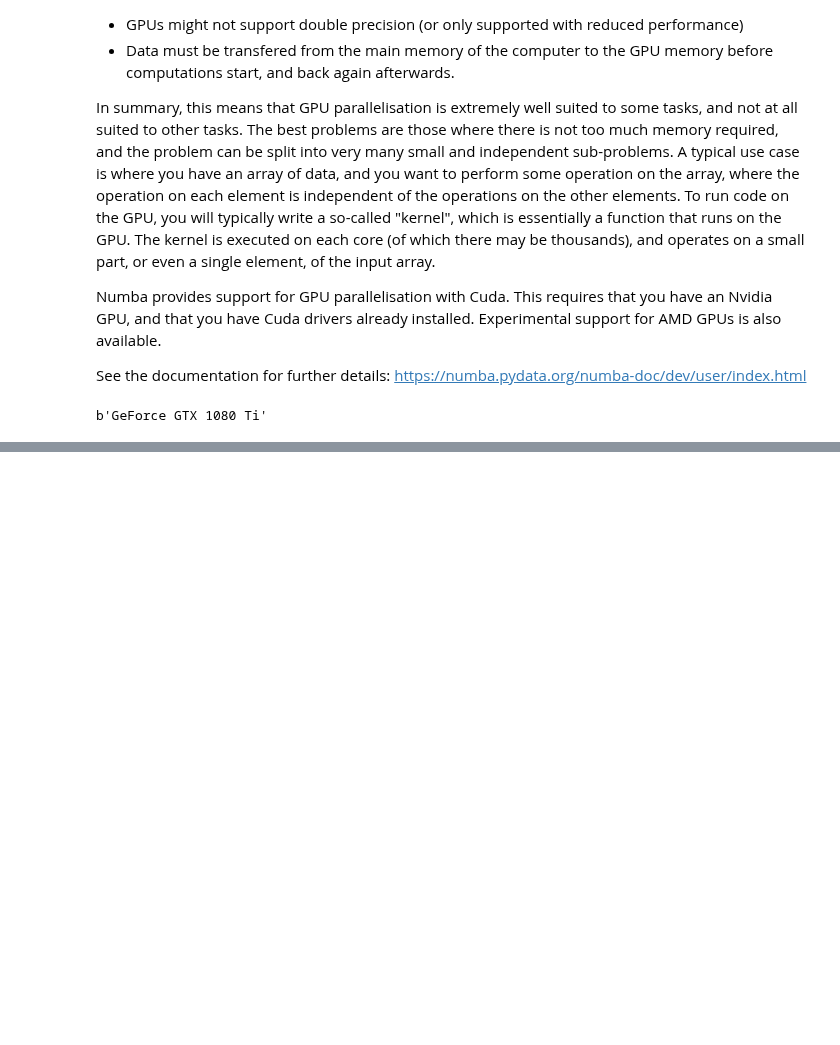
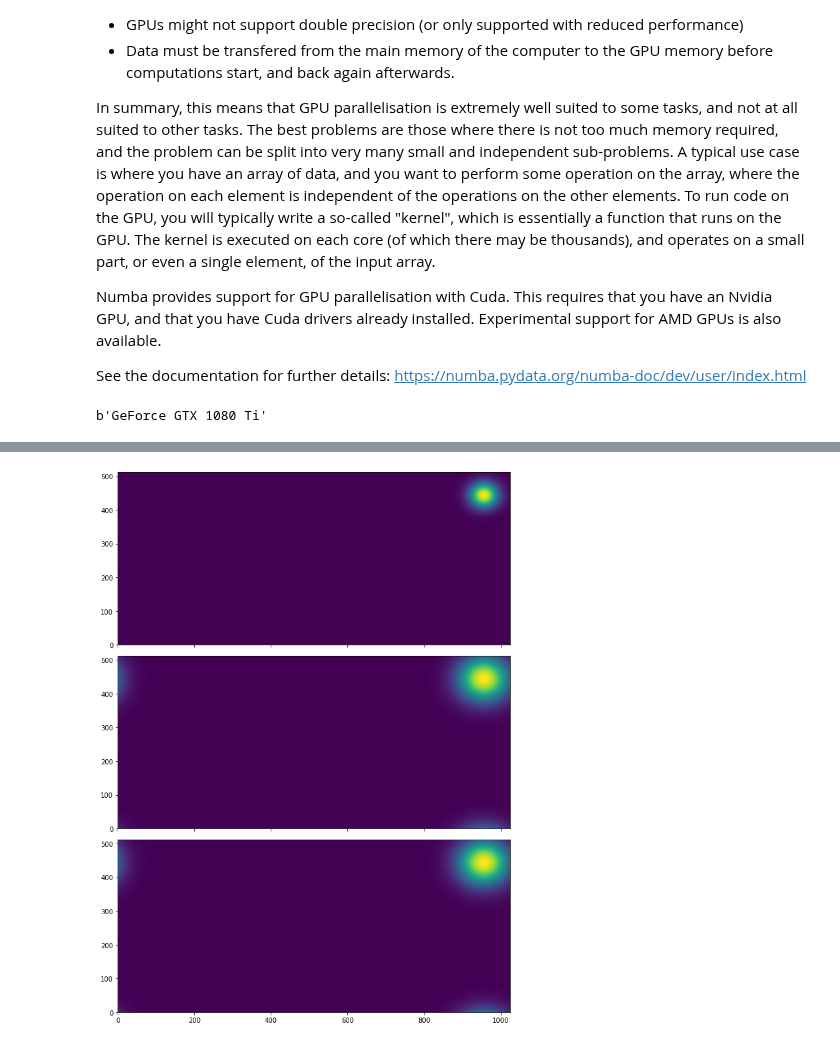
Before and after one commit to nordam/ComputationalPhysics, a Jupyter notebook: Notebooks/14 - Parallelisation.ipynb, the cells around one changed output, grey strips where cells are left out. Drawn from its saved outputs; the diff is of its cells as text; code cells hidden in the pictures; blank space fills up the shorter version.

```diff
--- a/Notebooks/14 - Parallelisation.ipynb
+++ b/Notebooks/14 - Parallelisation.ipynb
@@ -460,0 +528,37 @@ Calculating the set took 0.35218 seconds
+# %%
+# System parameters
+Lx = 2
+Ly = 1
+Nx = 1024
+Ny = 512
+# Timestep
+dt = 0.001
+Tmax = 3
+
+# Coordinates
+xc, dx = np.linspace(0, Lx, Nx, retstep = True)
+yc, dy = np.linspace(0, Ly, Ny, retstep = True)
+# Grid points
+gridx, gridy = np.meshgrid(xc, yc)
+
+# Diffusivity (constant in space and time)
+D = 0.0009
+
+# Check stability condition for this method
+print(f'D*dt/dx**2 = {D*dt/dx**2:.5f}, must be less than 0.25')
+
+# Initial concentration (gaussian)
+x0, y0 = 1.87, 0.87
+sx, sy = 0.05, 0.05
+# Create concentration field
+C0 = (np.exp(-(gridx - x0)**2/(2*sx**2) - (gridy-y0)**2/(2*sy**2)))
+
+tic = time()
+C_gpu = diffusion_solver_gpu(C0, D, Tmax, dt, dx)
+toc = time()
+print(f'GPU Calculation took {toc - tic:.4f} seconds')
+
+tic = time()
+C_cpu = diffusion_solver_cpu(C0, D, Tmax, dt, dx)
+toc = time()
+print(f'CPU Calculation took {toc - tic:.4f} seconds')
@@ -460,0 +569,8 @@ Calculating the set took 0.35218 seconds
+# %%
+fig, ax = plt.subplots(nrows = 3, figsize = (9, 12), sharex = True, sharey = True)
+ax[0].pcolormesh(C0)
+ax[1].pcolormesh(C_cpu)
+ax[2].pcolormesh(C_gpu)
+plt.tight_layout()
+# %% [output]
+[figure, added]
```
Also changed, not shown: parts of 13 cells of this notebook.
